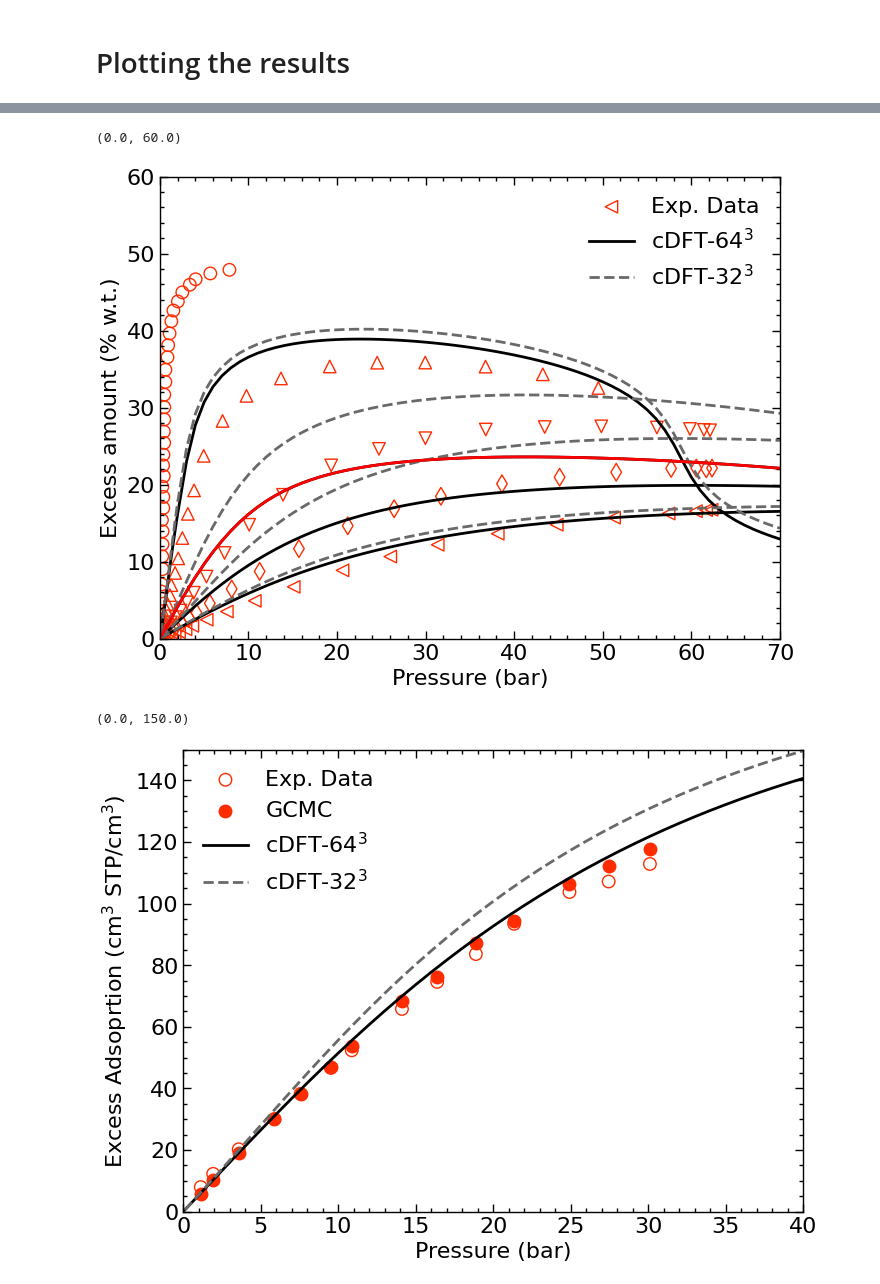
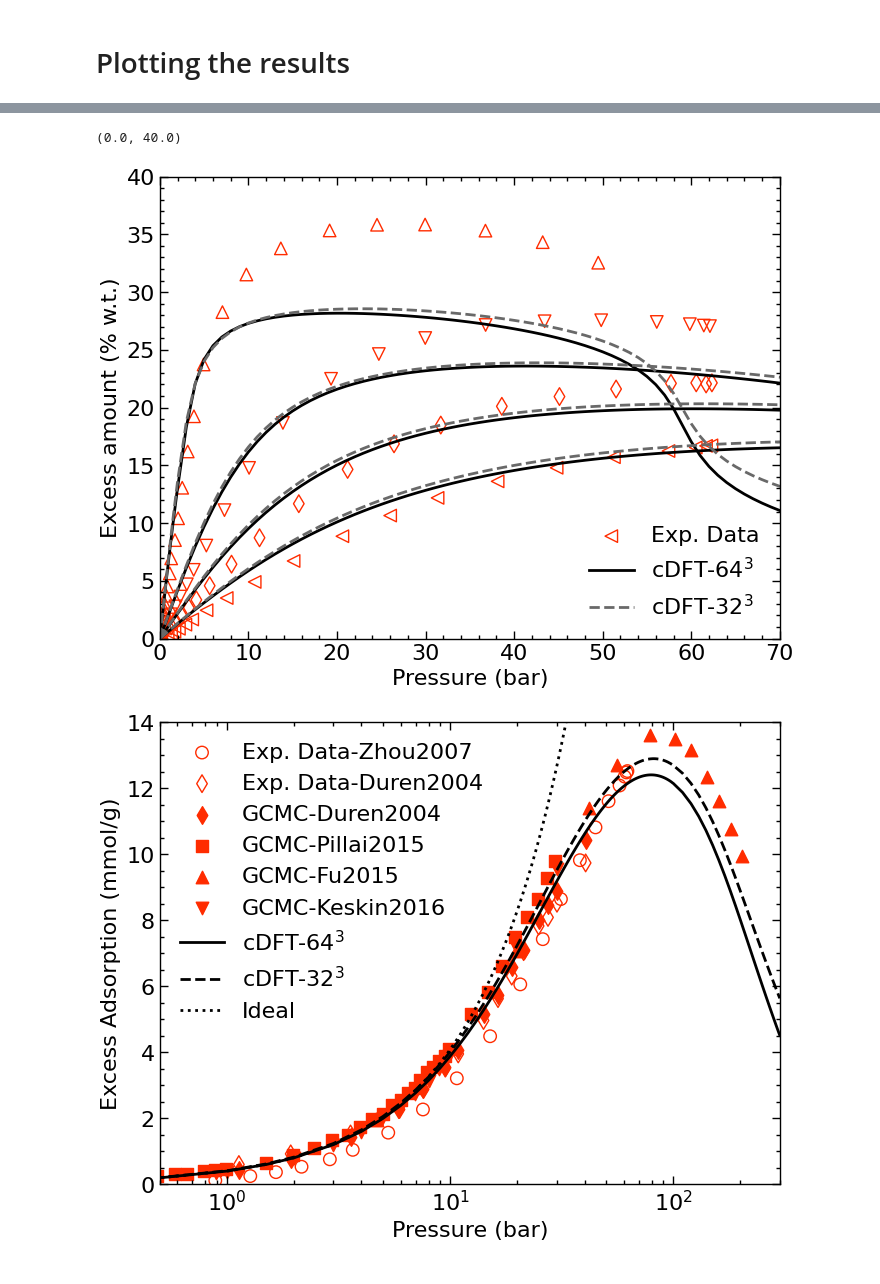
Before and after one commit to elvissoares/PyDFTlj, a Jupyter notebook: examples/Example5-Adsorption3D_on_MOFs.ipynb, the cells around one changed output, grey strips where cells are left out. Cells and saved outputs as stored; diff of their text form; code cells hidden in the pictures.

```diff
--- a/examples/Example5-Adsorption3D_on_MOFs.ipynb
+++ b/examples/Example5-Adsorption3D_on_MOFs.ipynb
@@ -231,3 +215,9 @@ P (bar)  rhob (AA^-3)    Nabs(molecules/u.c.)
+# %%
+# helium_void_fraction = Vpore/Vcell
+# helium_void_fraction = 0.852
+helium_void_fraction = 0.815
+
+Vpore = helium_void_fraction*Vcell
 # %%
 Marray = mff*Nadsarray
 
@@ -333,7 +325,7 @@ plt.scatter(exp_data['Pexc(bar)-300K'],exp_data['Nexc(%wt)-300K'],marker='<',edg
 plt.scatter(exp_data['Pexc(bar)-270K'],exp_data['Nexc(%wt)-270K'],marker='d',edgecolors='C3',facecolors='none')
 plt.scatter(exp_data['Pexc(bar)-240K'],exp_data['Nexc(%wt)-240K'],marker='v',edgecolors='C3',facecolors='none')
 plt.scatter(exp_data['Pexc(bar)-200K'],exp_data['Nexc(%wt)-200K'],marker='^',edgecolors='C3',facecolors='none')
-plt.scatter(exp_data['Pexc(bar)-150K'],exp_data['Nexc(%wt)-150K'],marker='o',edgecolors='C3',facecolors='none')
+# plt.scatter(exp_data['Pexc(bar)-150K'],exp_data['Nexc(%wt)-150K'],marker='o',edgecolors='C3',facecolors='none')
 
 plt.plot(dft240K_data['Pressure (bar)'],dft240K_data['Excess adsorption (%w.t.)'],'-',color='k',label='cDFT-64$^3$')
 plt.plot(dft270K_data['Pressure (bar)'],dft270K_data['Excess adsorption (%w.t.)'],'-',color='k')
@@ -346,35 +338,67 @@ plt.plot(dft300K_data32['Pressure (bar)'],dft300K_data32['Excess adsorption (%w.
 plt.plot(dft200K_data32['Pressure (bar)'],dft200K_data32['Excess adsorption (%w.t.)'],'--',color='dimgrey')
 
 
-plt.plot(df['Pressure (bar)'],df['Excess adsorption (%w.t.)'],'-',color='red')
+# plt.plot(df['Pressure (bar)'],df['Excess adsorption (%w.t.)'],'-',color='red')
 
-plt.legend(loc='upper right')
+plt.legend(loc='lower right')
 plt.xlabel('Pressure (bar)')
 plt.ylabel('Excess amount (% w.t.)')
 plt.xlim(0,70)
-plt.ylim(0,60)
+plt.ylim(0,40)
 # %% [output]
-(0.0, 60.0)
+(0.0, 40.0)
-[figure, old version]
+[figure, new version]
 # %%
 exp_data2 = pd.read_excel('data/experimental/CH4-MOF-isotherm-Duren2004.xls',sheet_name='IRMOF-1')
+exp_data3 = pd.read_excel('data/experimental/CH4-MOF-isotherm-Pillai2015.xls',sheet_name='IRMOF-1')
+exp_data4 = pd.read_excel('data/experimental/CH4-MOF-isotherm-Fu2015.xls',sheet_name='IRMOF-1')
+exp_data5 = pd.read_excel('data/experimental/CH4-MOF-isotherm-Keskin2016.xls',sheet_name='IRMOF-1')
+# %%
+def rhofromBARpressure300K(pbar):
+    def func(x,p):
+        return ljeos.p(x,298)-p,ljeos.dpdrho(x,298), ljeos.d2pdrho2(x,298)
+    rho = np.empty_like(pbar)
+    sol = optimize.root_scalar(func, x0=1e-2, fprime=True,fprime2=True,args=(1e-30*pbar[0]/(1e-5*kB)), method='halley')
+    rho[0] = sol.root
+    for i in range(1,pbar.size):
+        sol = optimize.root_scalar(func, x0=rho[i-1], fprime=True,fprime2=True,args=(1e-30*pbar[i]/(1e-5*kB)), method='halley')
+        rho[i] = sol.root
+    return rho
 # %%
 plt.rcParams["lines.markersize"] = 9
 
-plt.scatter(exp_data2['Pressure (atm)']/0.986923,exp_data2['Excess adsorption (cm^3 STP/cm^3)'],marker='o',edgecolors='C3',facecolors='none',label='Exp. Data')
-plt.scatter(exp_data2['Pressure (atm)']/0.986923,exp_data2['Sim Excess adsorption (cm^3 STP/cm^3)'],marker='o',edgecolors='C3',facecolors='C3',label='GCMC')
+plt.scatter(exp_data['Pexc(bar)-300K'],(1e3/mss)*(mss/mff)*exp_data['Nexc(%wt)-300K']*0.01/(1-exp_data['Nexc(%wt)-300K']*0.01),marker='o',edgecolors='C3',facecolors='none',label='Exp. Data-Zhou2007')
 
-plt.plot(dft300K_data['Pressure (bar)'],dft300K_data['Excess adsorption (cm^3 STP/cm^3)'],'-',color='k',label='cDFT-64$^3$')
+plt.scatter(exp_data2['Pressure (atm)']/0.986923,exp_data2['Excess adsorption (cm^3 STP/cm^3)']*(1e3/mss)/(1e30*(kB*273.15/101325)/Vcell),marker='d',edgecolors='C3',facecolors='none',label='Exp. Data-Duren2004')
+plt.scatter(exp_data2['Pressure (atm)']/0.986923,exp_data2['Sim Excess adsorption (cm^3 STP/cm^3)']*(1e3/mss)/(1e30*(kB*273.15/101325)/Vcell),marker='d',edgecolors='C3',facecolors='C3',label='GCMC-Duren2004')
 
-plt.plot(dft300K_data32['Pressure (bar)'],dft300K_data32['Excess adsorption (cm^3 STP/cm^3)'],'--',color='dimgrey',label='cDFT-32$^3$')
+#convert from absolute to excess
+rhobarray_data3 = rhofromBARpressure300K(exp_data3['Pressure (kPa)']/100)
+Nabs_data3 = exp_data3['Absolute adsorption (mmol/g)']/(1e3/mss)
+Nexc_data3 = Nabs_data3 - rhobarray_data3*Vpore
+plt.scatter(exp_data3['Pressure (kPa)']/100,1e3*Nexc_data3/mss,marker='s',edgecolors='C3',facecolors='C3',label='GCMC-Pillai2015')
 
-# plt.plot(df['Pressure (bar)'],df['Excess adsorption (cm^3 STP/cm^3)'],'-',color='red')
+#convert from absolute to excess
+rhobarray_data4 = rhofromBARpressure300K(exp_data4['Pressure (bar)'])
+Nabs_data4 = exp_data4['Absolute adsorption (cm^3 STP/cm^3)']/(1e30*(kB*273.15/101325)/Vcell)
+Nexc_data4 = Nabs_data4 - rhobarray_data4*Vpore
+plt.scatter(exp_data4['Pressure (bar)'],1e3*Nexc_data4/mss,marker='^',edgecolors='C3',facecolors='C3',label='GCMC-Fu2015')
+plt.scatter(exp_data5['Pressure (bar)'],exp_data5['Excess adsorption (mmol/g)'],marker='v',edgecolors='C3',facecolors='C3',label='GCMC-Keskin2016')
+
+plt.plot(dft300K_data['Pressure (bar)'],dft300K_data['Excess adsorption (mol/kg)'],'-',color='k',label='cDFT-64$^3$')
+
+plt.plot(dft300K_data32['Pressure (bar)'],dft300K_data32['Excess adsorption (mol/kg)'],'--',color='k',label='cDFT-32$^3$')
+
+plt.plot(dft300K_data['Pressure (bar)'],dft300K_data['Ideal adsorption (mol/kg)']-dft300K_data['Bulk adsorption (mol/kg)'],':',color='k',label='Ideal')
+
+# plt.plot(df['Pressure (bar)'],df['Excess adsorption (mol/kg)'],'-',color='red',label='New')
 
 plt.legend(loc='upper left')
 plt.xlabel('Pressure (bar)')
-plt.ylabel('Excess Adsoprtion (cm$^3$ STP/cm$^3$)')
-plt.xlim(0,40)
-plt.ylim(0,150)
+plt.ylabel('Excess Adsorption (mmol/g)')
+plt.xlim(0.5,300)
+plt.ylim(0,14)
+# plt.yscale('log')
+plt.xscale('log')
 # %% [output]
-(0.0, 150.0)
-[figure, old version]
+[figure, new version]
```
Also changed, not shown: parts of 18 cells of this notebook, 8 other files.
